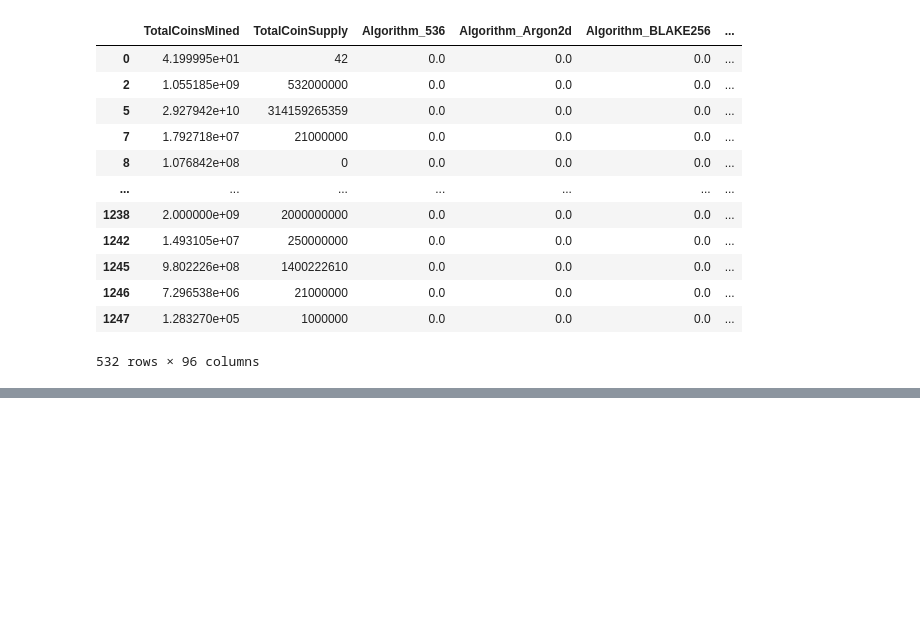
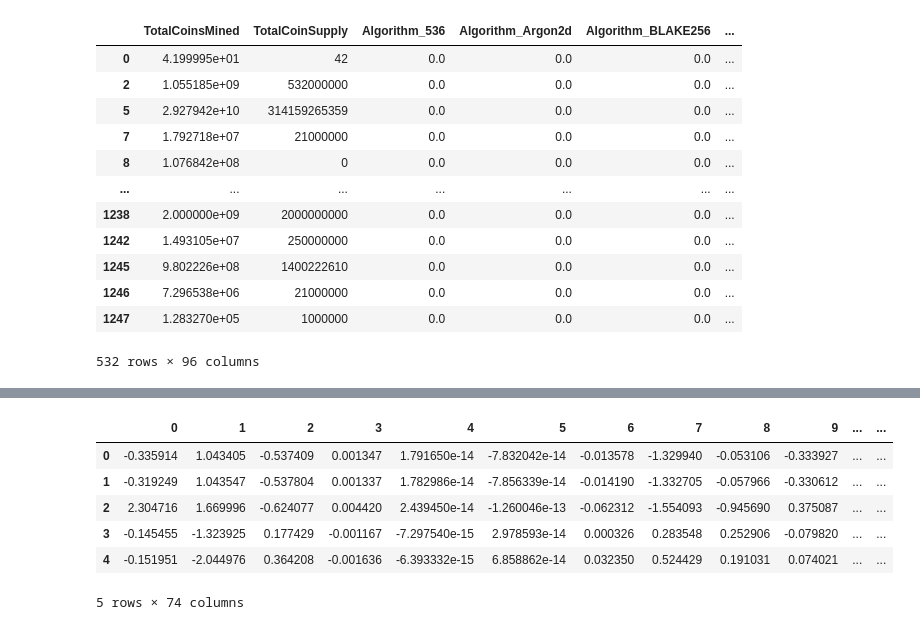
Before and after one commit to cdstecki/Cryptocurrency-Clusters, a Jupyter notebook: crypto_clusters.ipynb, the cells around one changed output, grey strips where cells are left out. Drawn from its saved outputs; the diff is of its cells as text; code cells hidden in the pictures; blank space fills up the shorter version.

```diff
--- a/crypto_clusters.ipynb
+++ b/crypto_clusters.ipynb
@@ -153,0 +192,12 @@ df_scaled = scaler.fit_transform(X)
+# %%
+# transform PCA data to a dataframe
+crypto_pca_df = pd.DataFrame(data=crypto_pca)
+crypto_pca_df.head()
+# %% [output]
+|  | 0 | 1 | 2 | 3 | 4 | 5 | 6 | 7 | 8 | 9 | ... | ... |
+| 0 | -0.335914 | 1.043405 | -0.537409 | 0.001347 | 1.791650e-14 | -7.832042e-14 | -0.013578 | -1.329940 | -0.053106 | -0.333927 | ... | ... |
+| 1 | -0.319249 | 1.043547 | -0.537804 | 0.001337 | 1.782986e-14 | -7.856339e-14 | -0.014190 | -1.332705 | -0.057966 | -0.330612 | ... | ... |
+| 2 | 2.304716 | 1.669996 | -0.624077 | 0.004420 | 2.439450e-14 | -1.260046e-13 | -0.062312 | -1.554093 | -0.945690 | 0.375087 | ... | ... |
+| 3 | -0.145455 | -1.323925 | 0.177429 | -0.001167 | -7.297540e-15 | 2.978593e-14 | 0.000326 | 0.283548 | 0.252906 | -0.079820 | ... | ... |
+| 4 | -0.151951 | -2.044976 | 0.364208 | -0.001636 | -6.393332e-15 | 6.858862e-14 | 0.032350 | 0.524429 | 0.191031 | 0.074021 | ... | ... |
+5 rows × 74 columns
```
Also changed, not shown: parts of 12 cells of this notebook.
